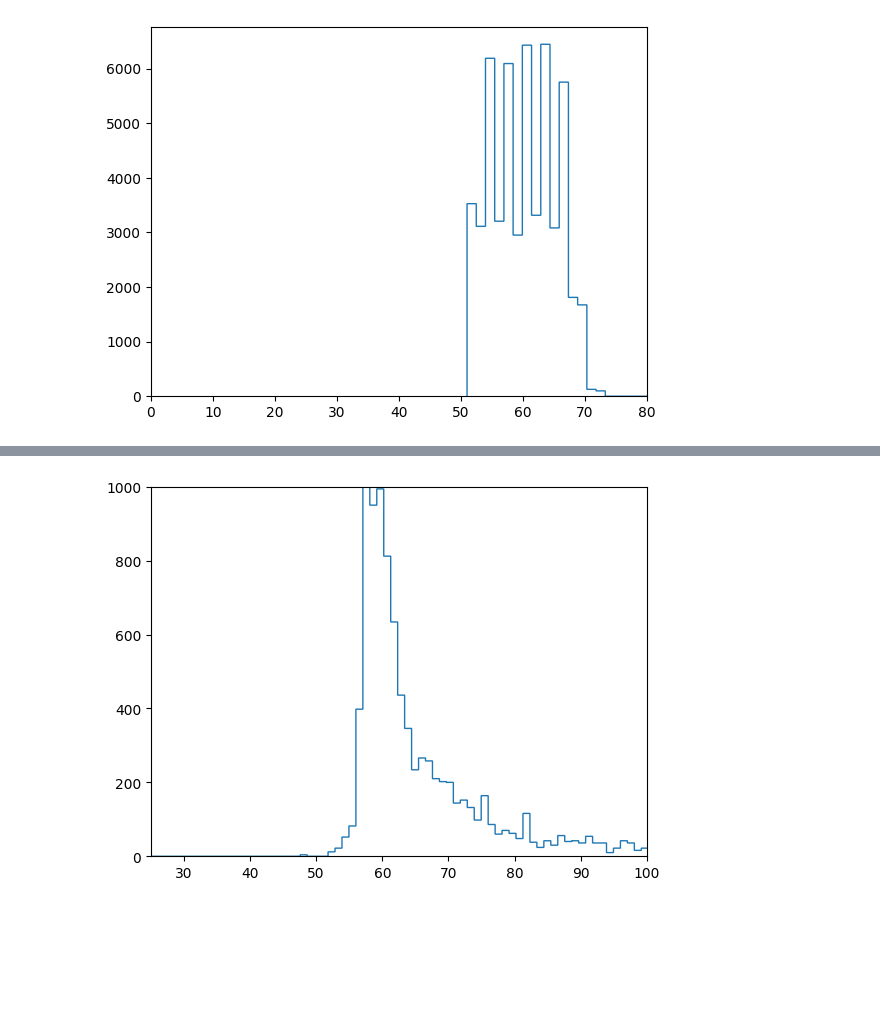
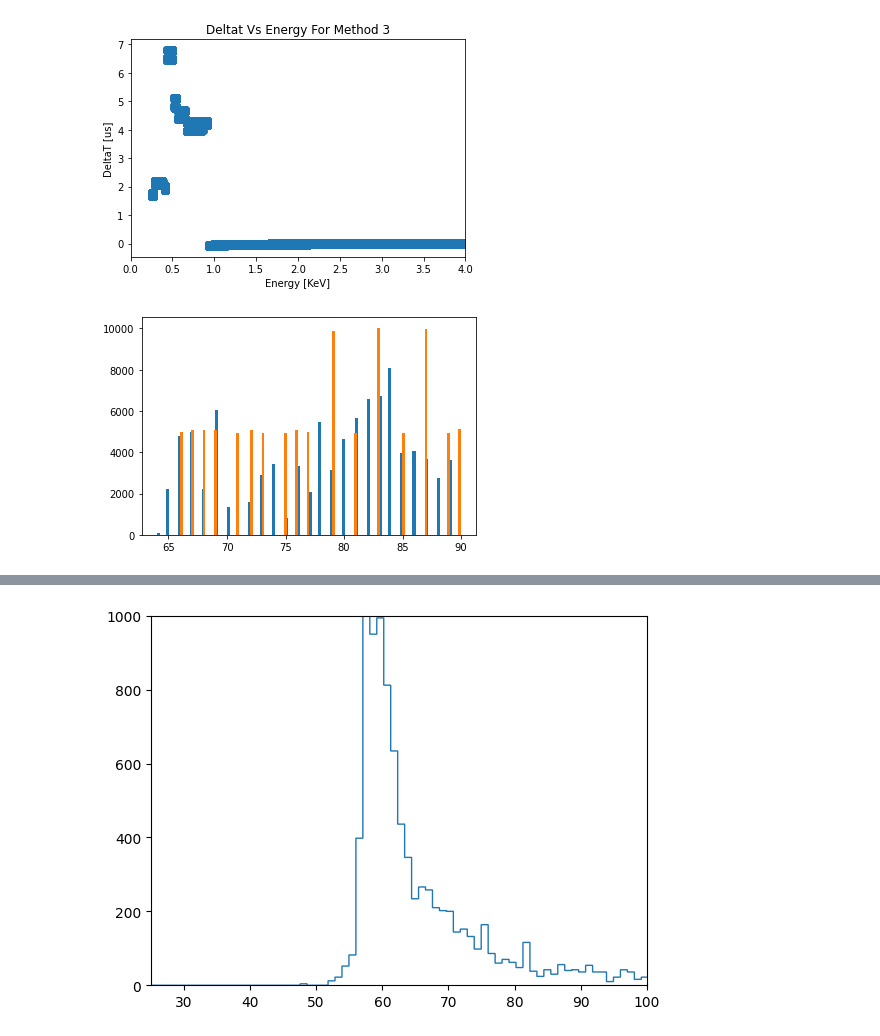
Before and after one commit to jbrowni2/processPygama, a Jupyter notebook: jupyter/pulse_inject.ipynb, the cells around one changed output, grey strips where cells are left out. Drawn from its saved outputs; the diff is of its cells as text; code cells hidden in the pictures; blank space fills up the shorter version.

Commit message:
pulse injection progress

```diff
--- a/jupyter/pulse_inject.ipynb
+++ b/jupyter/pulse_inject.ipynb
@@ -27,7 +43,7 @@ def pulsar(riseMax,riseMin, E90, EMin):
     x = np.linspace(0,rise+10,rise+11)
     y = x*(energy/rise) + 0
 
-    pulse[13000: 13000+len(x)] = y
-    pulse[13000+len(x)::] = np.ones(15000-13000-len(x))*y[-1]
+    pulse[10000: 10000+len(x)] = y
+    pulse[10000+len(x)::] = np.ones(15000-10000-len(x))*y[-1]
 
     return pulse, rise, energy
@@ -45,6 +84,8 @@ def checkRise(rise_true, rise_cal, energy, eps, correct, false, Emin, Emax, Nb):
                 false[j] += 1
     return correct, false
 # %%
+#Here is Method 1 which calculates the rise time by subtracting off the specific value and findes the index with the value closest to 0.
+#Method 1 also uses an RNG pulsar.
 run_list = 9188
 data = fd.get_t1_data(run_list, "Card1")
 
@@ -57,12 +98,7 @@ rise_cal = np.zeros(steps)
 energy_true = np.zeros(steps)
 #correct = np.zeros(nb)
 #false = np.zeros(nb)
-deltat = np.zeros(steps)
-
-run_list = 9188
-data = fd.get_t1_data(run_list, "Card1")
-wave = data[0]["waveform"]["values"].nda[0]
-
+deltat = np.zeros(steps)pulsar
 cDs = pywt.swt(wave, "haar", level=4)
 threshold = np.zeros_like([0,0,0,0])
 
@@ -113,0 +135,10 @@ plt.plot(bins, correct/steps)
+# %%
+plt.scatter(energy_true*0.0408625 -0.16892, deltat*.008)
+plt.xlim(0, 40)
+plt.xlabel("Energy [KeV]")
+plt.ylabel("DeltaT [us]")
+plt.title("Deltat Vs Energy For Method 1")
+plt.rcParams['savefig.facecolor']='white'
+plt.rcParams['axes.facecolor']='white'
+plt.savefig("images/riseTimeMethod1.pdf", facecolor = "white")
+plt.show()
@@ -113,0 +200,10 @@ plt.plot(bins, correct/steps)
+# %%
+plt.scatter(energy_true*0.0408625 -0.16892, deltat*.008)
+plt.xlim(0, 50)
+plt.xlabel("Energy [KeV]")
+plt.ylabel("DeltaT [us]")
+plt.title("Deltat Vs Energy For Method 2")
+plt.rcParams['savefig.facecolor']='white'
+plt.rcParams['axes.facecolor']='white'
+plt.savefig("images/riseTimeMethod2.pdf", facecolor = "white")
+plt.show()
@@ -114,6 +293,18 @@ plt.plot(bins, correct/steps)
+# %%
+plt.scatter(energy_true*0.0408625 -0.16892, deltat*.008)
+plt.xlim(0, 4)
+plt.xlabel("Energy [KeV]")
+plt.ylabel("DeltaT [us]")
+plt.title("Deltat Vs Energy For Method 3")
+#plt.rcParams['savefig.facecolor']='white'
+#plt.rcParams['axes.facecolor']='white'
+#plt.savefig("images/riseTimeMethod3.pdf", facecolor = "white")
+plt.show()
+# %% [output]
+[figure, added]
 # %%
-plt.hist(rise_cal, histtype="step", bins=10000)
-plt.xlim(0,80)
+plt.hist(rise_cal, bins = 100)
+plt.hist(rise_true, bins = 100)
 plt.show()
 # %% [output]
-[figure, old version]
+[figure, new version]
```
Also changed, not shown: parts of 30 cells of this notebook, 7 other files.
